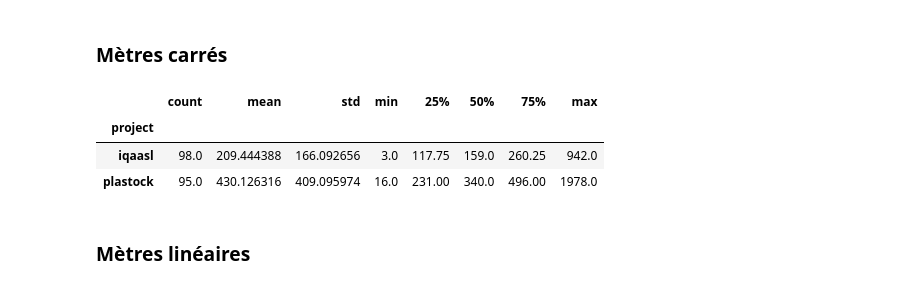
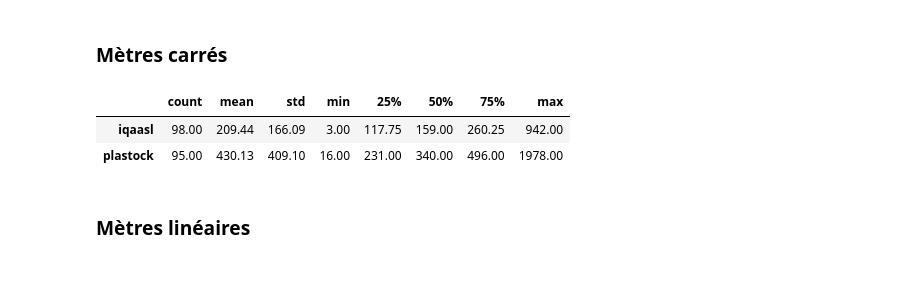
Before and after one commit to AssociationSauvegardeLeman/plastock, a Jupyter notebook: plastock_iqaasl.ipynb, the cells around one changed output. Saved outputs shown, nothing was run; the diff lists cells and outputs as text; code cells hidden in the pictures.

```diff
--- a/plastock_iqaasl.ipynb
+++ b/plastock_iqaasl.ipynb
@@ -21,6 +21,13 @@ import seaborn as sns
 # images and display
 from IPython.display import Markdown as md
 from IPython import display
+
+
+header_row = {'selector': 'th:nth-child(1)', 'props': f'background-color: #FFF;'}
+even_rows = {"selector": 'tr:nth-child(even)', 'props': f'background-color: rgba(139, 69, 19, 0.08);'}
+odd_rows = {'selector': 'tr:nth-child(odd)', 'props': 'background: #FFF;'}
+table_font = {'selector': 'tr', 'props': 'font-size: 12px;'}
+table_css_styles = [even_rows, odd_rows, table_font, header_row]
 # %% [markdown]
 ## Plastock - Iqaasl
 # %% [markdown]
@@ -209,12 +216,13 @@ combined["pcs/m²"] = combined["quantity"]/combined["area"]
 
 combined_dt = combined.groupby(["loc_date", "location", "date", "doy", "project", "area", "length"], as_index=False).agg({"pcs/m":"sum", "pcs/m²":"sum"})
 # %%
-combined_dt.groupby("project")["area"].describe()
+table_one = combined_dt.groupby("project")["area"].describe()
+table_one.index.name = None
+table_one.style.format(precision=2).set_table_styles(table_css_styles)
 # %% [output]
 |  | count | mean | std | min | 25% | 50% | 75% | max |
-| project |  |  |  |  |  |  |  |  |
-| iqaasl | 98.0 | 209.444388 | 166.092656 | 3.0 | 117.75 | 159.0 | 260.25 | 942.0 |
-| plastock | 95.0 | 430.126316 | 409.095974 | 16.0 | 231.00 | 340.0 | 496.00 | 1978.0 |
+| iqaasl | 98.00 | 209.44 | 166.09 | 3.00 | 117.75 | 159.00 | 260.25 | 942.00 |
+| plastock | 95.00 | 430.13 | 409.10 | 16.00 | 231.00 | 340.00 | 496.00 | 1978.00 |
 # %% [markdown]
 ### Mètres linéaires
 # %%
```
Also changed, not shown: parts of 14 cells of this notebook, 1 other file.
